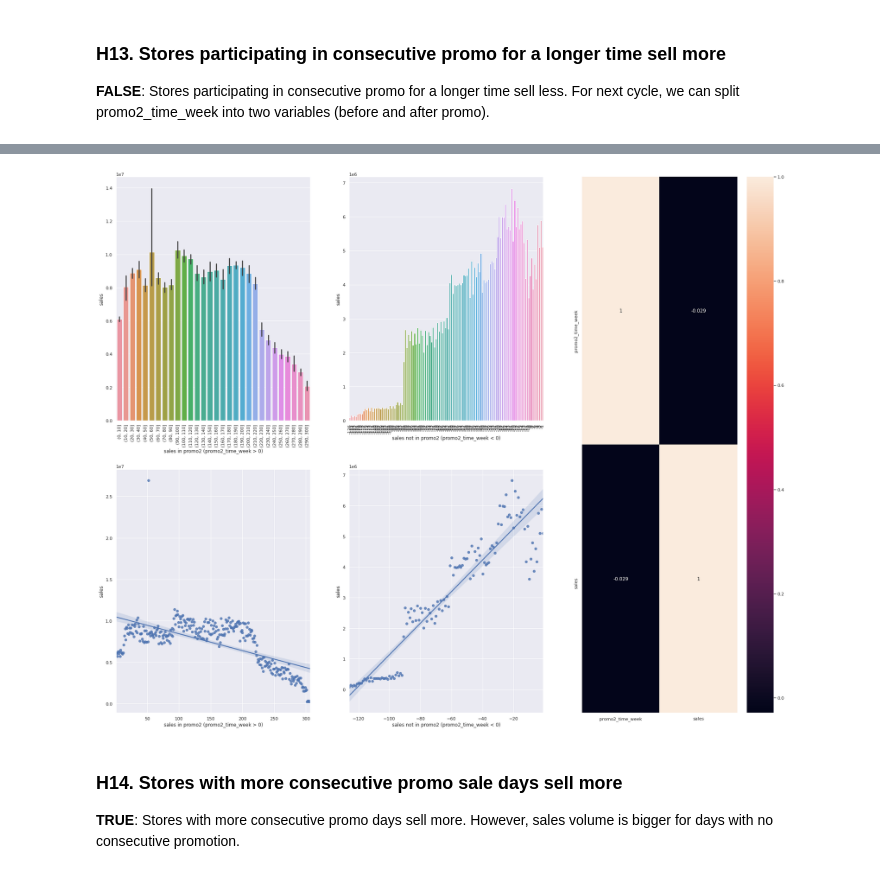
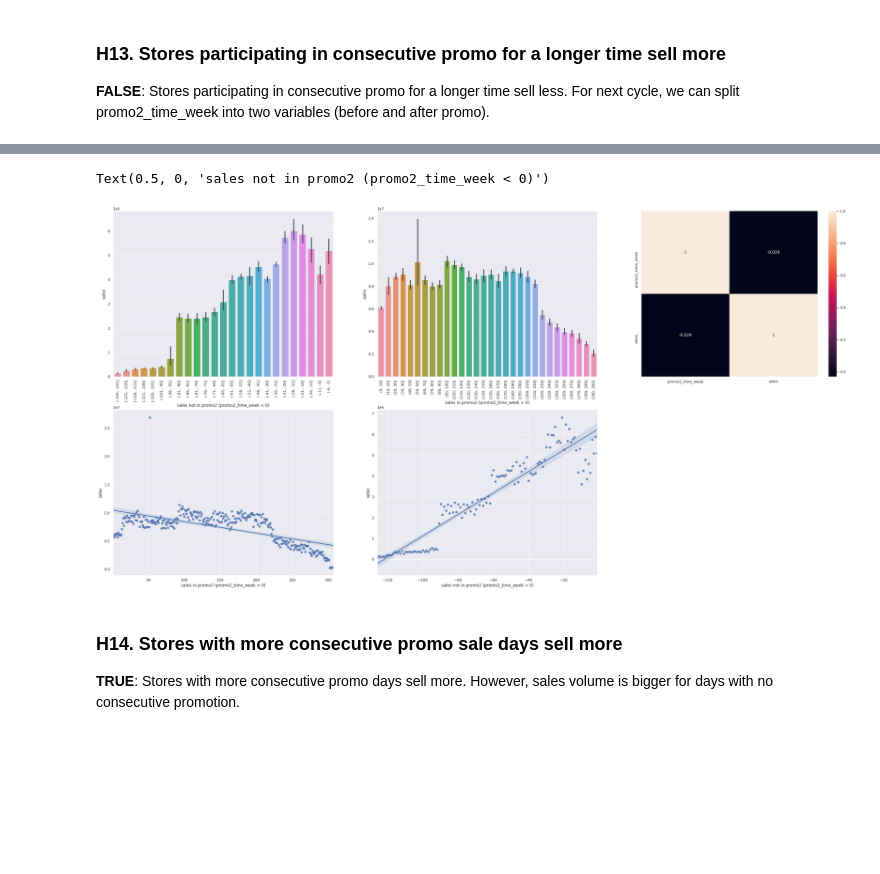
Before and after one commit to alanmaehara/Sales-Prediction, a Jupyter notebook: notebooks/cycle02_rossmann_sales_prediction.ipynb, the cells around one changed output, grey strips where cells are left out. Cells and saved outputs as stored; diff of their text form; code cells hidden in the pictures; blank space fills up the shorter version.

```diff
--- a/notebooks/cycle02_rossmann_sales_prediction.ipynb
+++ b/notebooks/cycle02_rossmann_sales_prediction.ipynb
@@ -1565,36 +1551,39 @@ Name: promo2_time_week, dtype: float64
 # %%
 aux1 = df4_train[['promo2_time_week', 'sales']].groupby( 'promo2_time_week').sum().reset_index()
-plt.figure(figsize = (30,25))
-grid = GridSpec(2,3)
+plt.figure(figsize = (40,20))
 
-plt.subplot(grid[0,0])
+plt.subplot(231)
+aux3 = aux1[aux1['promo2_time_week'] < 0] # regular promo
+bins2 = list(np.arange(-126,0, 5))
+aux3['promo2_time_week_binned'] = pd.cut(aux3['promo2_time_week'], bins = bins2 )
+sns.barplot(x = 'promo2_time_week_binned', y = 'sales', data = aux3);
+plt.xticks(rotation=90);
+plt.xlabel('sales not in promo2 (promo2_time_week < 0)')
+
+plt.subplot(232)
+
 aux2 = aux1[aux1['promo2_time_week'] > 0] # consecutive promo
 bins = list(np.arange(0,307, 10))
 aux2['promo2_time_week_binned'] = pd.cut(aux2['promo2_time_week'], bins= bins)
 sns.barplot(x = 'promo2_time_week_binned', y = 'sales', data = aux2);
 plt.xticks(rotation = 90);
 plt.xlabel('sales in promo2 (promo2_time_week > 0)')
 
-plt.subplot(grid[0,1])
-aux3 = aux1[aux1['promo2_time_week'] < 0] # regular promo
-bins2 = list(np.arange(-126,0, 10))
-aux3['promo2_time_week_binned'] = pd.cut(aux3['promo2_time_week'], bins = bins2 )
-sns.barplot(x = 'promo2_time_week', y = 'sales', data = aux3);
-plt.xticks(rotation=90);
-plt.xlabel('sales not in promo2 (promo2_time_week < 0)')
 
-plt.subplot(grid[1,0])
+plt.subplot(233)
+
+sns.heatmap(aux1.corr(method='pearson'), annot=True);
+
+plt.subplot(234)
 sns.regplot(x = 'promo2_time_week', y = 'sales', data = aux2);
-plt.xlabel('sales in promo2 (promo2_time_week > 0)')
+plt.xlabel('sales in promo2 (promo2_time_week > 0)');
 
-plt.subplot(grid[1,1])
+plt.subplot(235)
 sns.regplot(x = 'promo2_time_week', y = 'sales', data = aux3);
-plt.xlabel('sales not in promo2 (promo2_time_week < 0)')
-
-plt.subplot(grid[:,2])
-sns.heatmap(aux1.corr(method='pearson'), annot=True);
+plt.xlabel('sales not in promo2 (promo2_time_week < 0)');
 # %% [output]
+Text(0.5, 0, 'sales not in promo2 (promo2_time_week < 0)')
-[figure, old version]
+[figure, new version]
 # %% [markdown]
 ### **H14.**  Stores with more consecutive promo sale days sell more
 **TRUE**: Stores with more consecutive promo days sell more. However, sales volume is bigger for days with no consecutive promotion.
```
Also changed, not shown: parts of 9 cells of this notebook, 32 other files.
